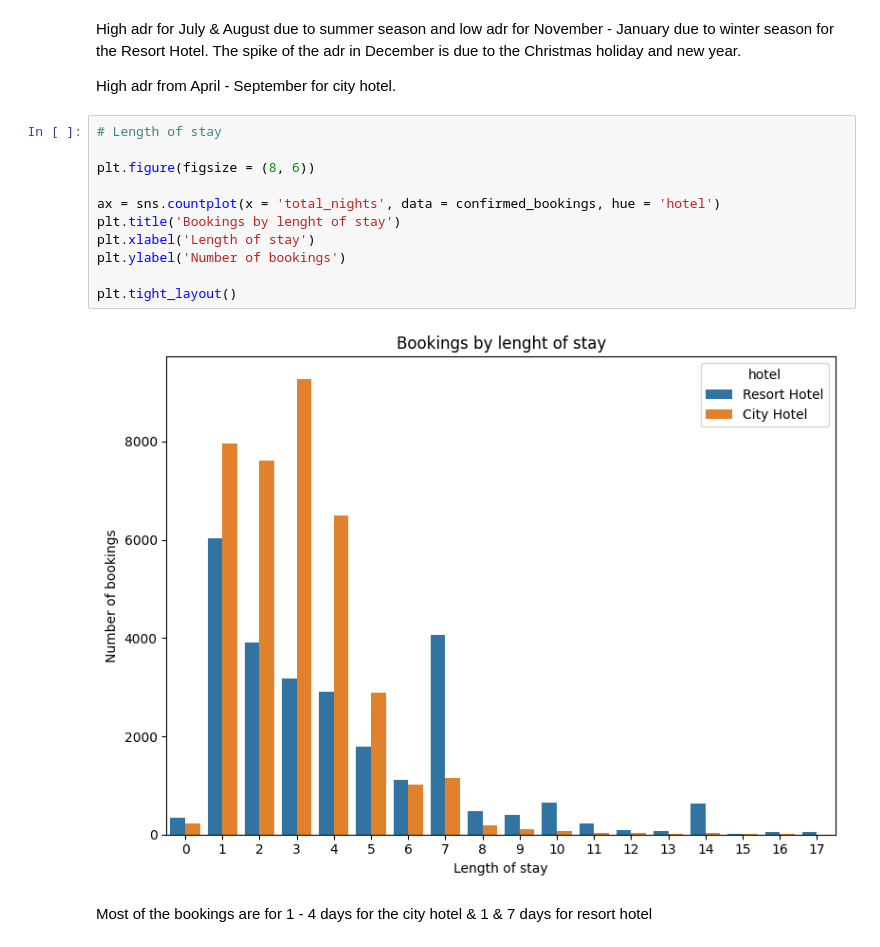
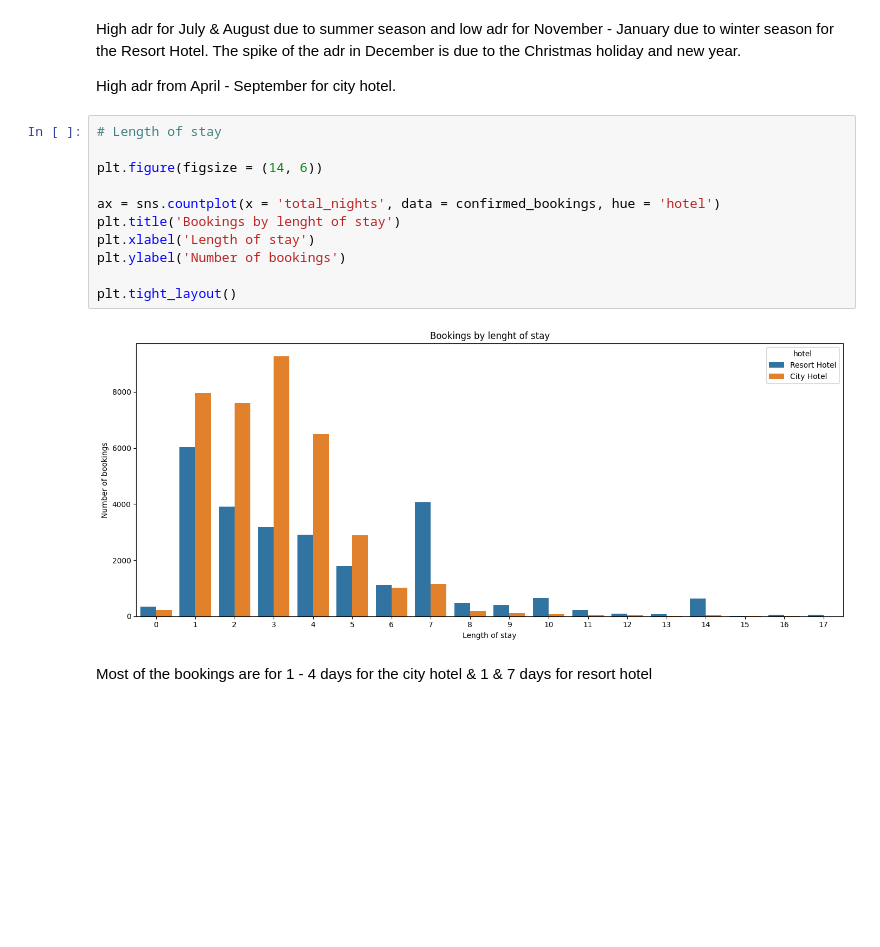
Before and after one commit to jtkhair/hotel, a Jupyter notebook: Notebook/hotel.ipynb, the cells around one changed output. Cells and saved outputs as stored; diff of their text form; blank space fills up the shorter version.

```diff
--- a/Notebook/hotel.ipynb
+++ b/Notebook/hotel.ipynb
@@ -323,16 +323,16 @@ High adr from April - September for city hotel.
 # %%
 # Length of stay
 
-plt.figure(figsize = (8, 6))
+plt.figure(figsize = (14, 6))
 
 ax = sns.countplot(x = 'total_nights', data = confirmed_bookings, hue = 'hotel')
 plt.title('Bookings by lenght of stay')
 plt.xlabel('Length of stay')
 plt.ylabel('Number of bookings')
 
 plt.tight_layout()
 # %% [output]
-[figure, old version]
+[figure, new version]
 # %% [markdown]
 Most of the bookings are for 1 - 4 days for the city hotel & 1 & 7 days for resort hotel
 # %%
```
Also changed, not shown: parts of 6 cells of this notebook.
